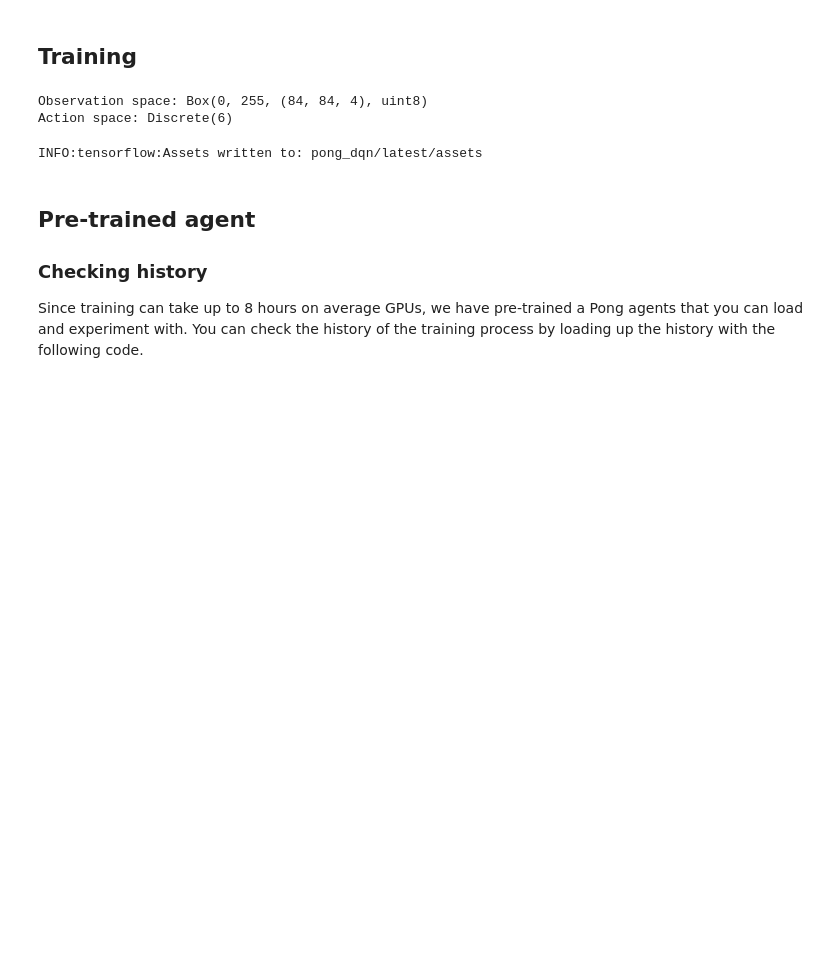
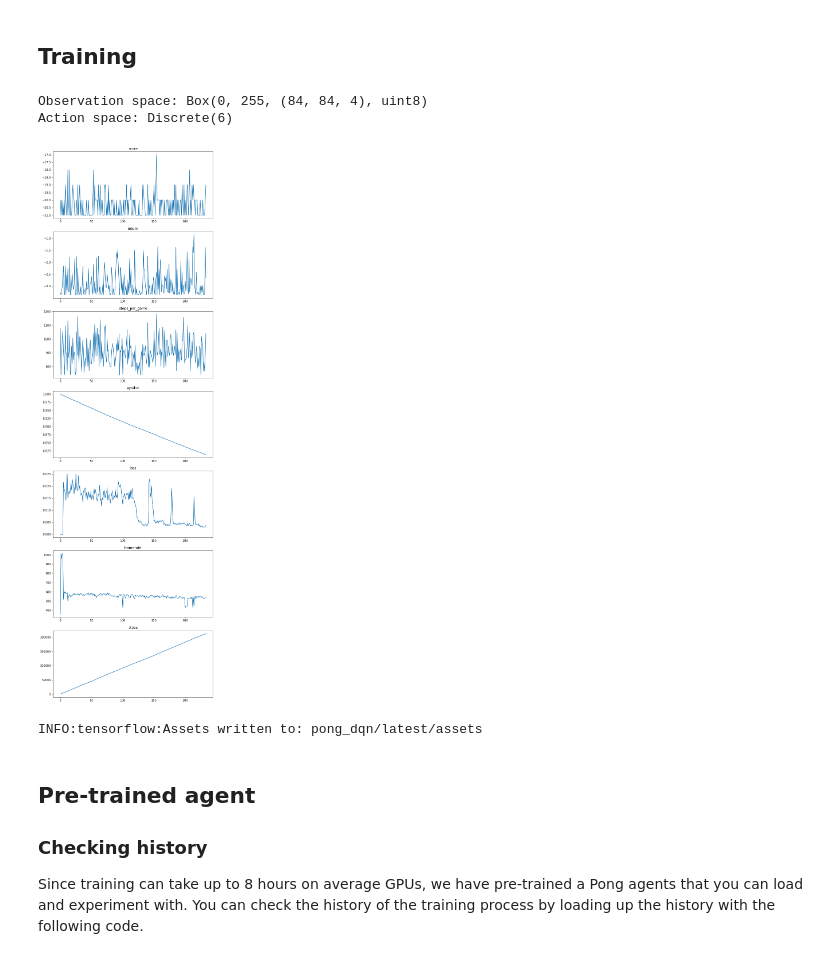
Before and after one commit to illyakaynov/masterclass-drl-serpentine, a Jupyter notebook: 99a_Atari_DeepQNetwork.ipynb, the cells around one changed output. Drawn from its saved outputs; the diff is of its cells as text; code cells hidden in the pictures; blank space fills up the shorter version.

```diff
--- a/99a_Atari_DeepQNetwork.ipynb
+++ b/99a_Atari_DeepQNetwork.ipynb
@@ -299,7 +337,7 @@ env = AtariFrameStack(gym.make('PongNoFrameskip-v4'),
                       terminal_on_life_loss=False,
                       screen_size=84,
                       stack_size=4,
-                      skip_init=1)
+                      skip_init=20)
 from gym.wrappers import monitor
 env = gym.wrappers.Monitor(env, video_folder, force=True,
                           video_callable=lambda episode_id: episode_id % save_interval == 0)
@@ -312,7 +350,6 @@ q_network = DeepQNetwork(
     n_actions=env.action_space.n,
     learning_rate=6.25e-5,
     gamma=0.99,
-    mlp_act_f="relu",
     cnn_number_of_maps=(16, 32, 32),
     cnn_kernel_size=(8, 4, 3),
     cnn_kernel_stride=(4, 2, 1),
@@ -323,9 +360,9 @@ q_network = DeepQNetwork(
 agent = EpsilonGreedyAgent(
     n_actions=env.action_space.n,
     network=q_network,
-    replay_capacity=50000,
+    replay_capacity=10000,
     gamma=0.99,  # discount of future rewards
-    training_start=100,  # start training after x number of steps
+    training_start=5000,  # start training after x number of steps
     training_interval=4,  # train every x steps
     batch_size=32,
     start_epsilon=1.0,
@@ -344,19 +381,22 @@ Action space: Discrete(6)
 # %%
 # Cell to train the agent. If you want to load the weights, skip this cell.
 from QLearning.dqn import run_experiment
 
 run_experiment(env, agent, runs=2500, history=history,
                plot_stats=[
                    'score',
                    'return',
                    'steps_per_game',
                    'epsilon',
                    'loss',
                    'framerate',
                    'steps'
-               ])
+               ], plot_period=1
+              )
 
 env.close()
+# %% [output]
+[figure, added]
 # %%
 # Save the model and dump the history file
 agent.save_model(join(EXPERIMENT_FOLDER, 'latest'))
```
Also changed, not shown: parts of 11 cells of this notebook, 10 other files.
